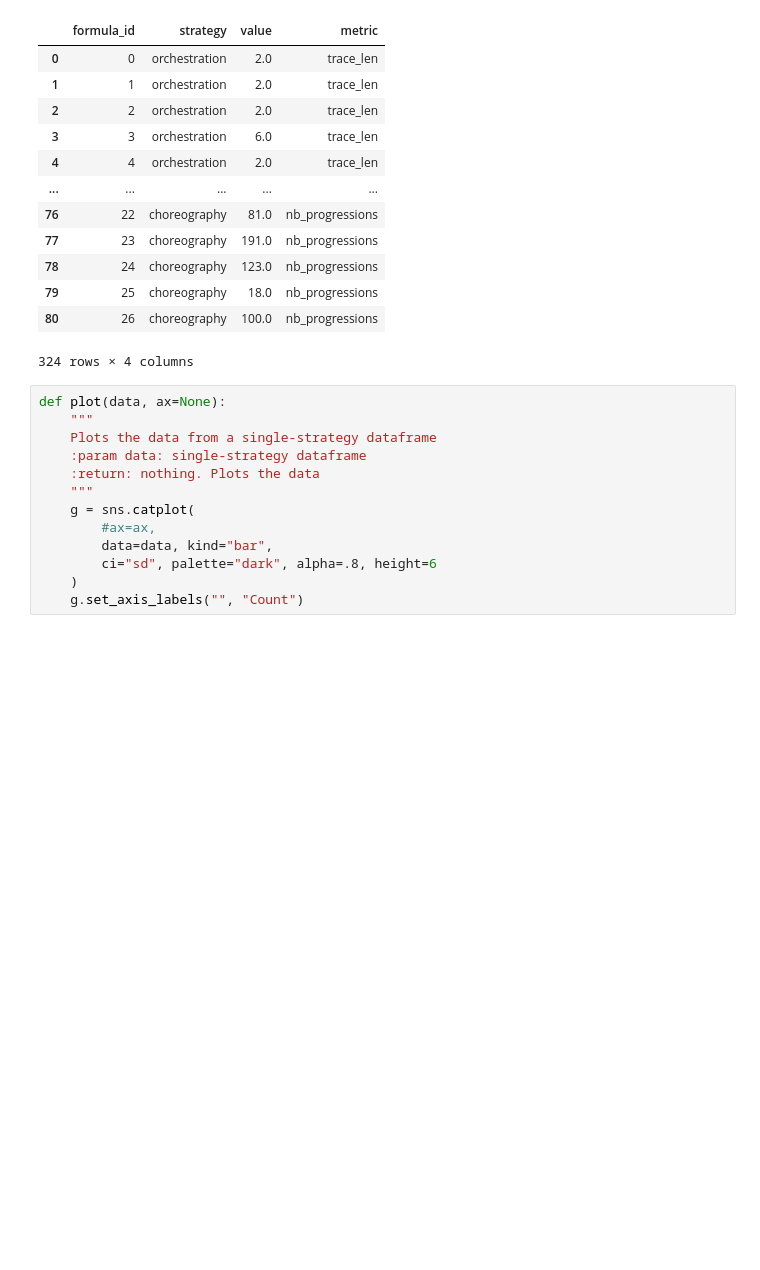
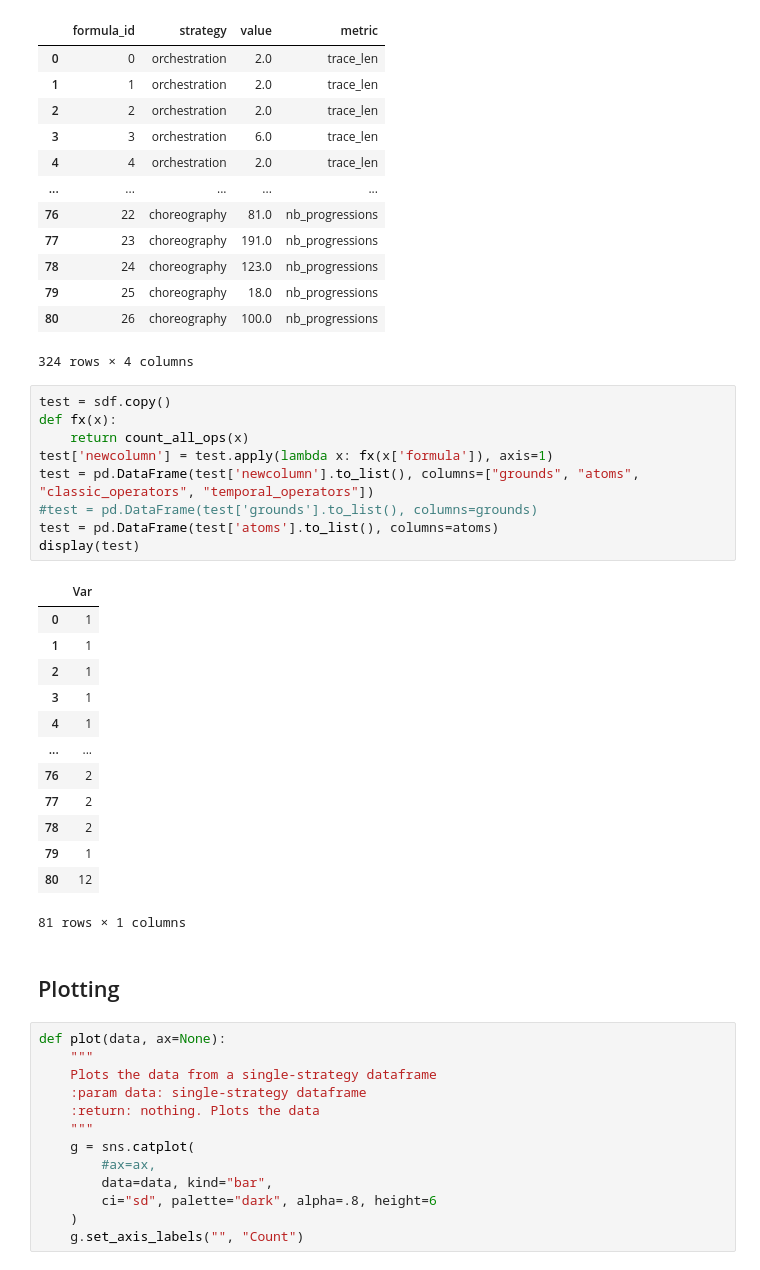
Before and after one commit to ennioVisco/predicting-decentmon, a Jupyter notebook: main.ipynb, the cells around one changed output. Cells and saved outputs as stored; diff of their text form; blank space fills up the shorter version.

```diff
--- a/main.ipynb
+++ b/main.ipynb
@@ -151,6 +151,31 @@ merged_metrics
 | 79 | 25 | choreography | 18.0 | nb_progressions |
 | 80 | 26 | choreography | 100.0 | nb_progressions |
 324 rows × 4 columns
+# %%
+test = sdf.copy()
+def fx(x):
+    return count_all_ops(x)
+test['newcolumn'] = test.apply(lambda x: fx(x['formula']), axis=1)
+test = pd.DataFrame(test['newcolumn'].to_list(), columns=["grounds", "atoms", "classic_operators", "temporal_operators"])
+#test = pd.DataFrame(test['grounds'].to_list(), columns=grounds)
+test = pd.DataFrame(test['atoms'].to_list(), columns=atoms)
+display(test)
+# %% [output]
+|  | Var |
+| 0 | 1 |
+| 1 | 1 |
+| 2 | 1 |
+| 3 | 1 |
+| 4 | 1 |
+| ... | ... |
+| 76 | 2 |
+| 77 | 2 |
+| 78 | 2 |
+| 79 | 1 |
+| 80 | 12 |
+81 rows × 1 columns
+# %% [markdown]
+## Plotting
 # %%
 def plot(data, ax=None):
     """
```
Also changed, not shown: 2 other files.
